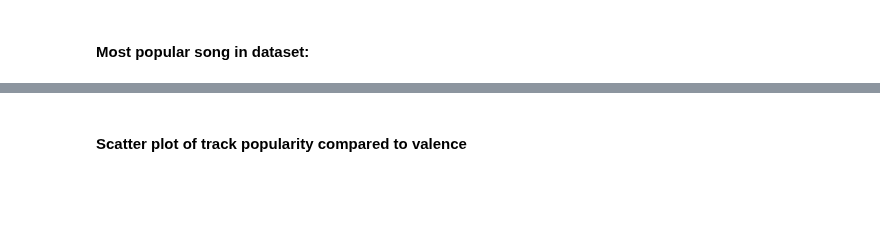
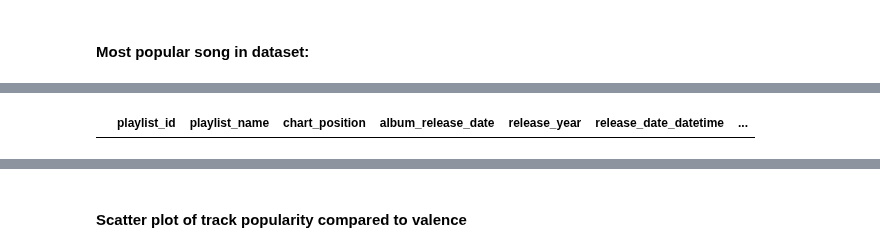
Before and after one commit to katieravenwood/Spotify-Five-Year-Analysis-Project, a Jupyter notebook: notebooks/ExploratoryAnalysis.ipynb, the cells around one changed output, grey strips where cells are left out. Cells and saved outputs as stored; diff of their text form; code cells hidden in the pictures; blank space fills up the shorter version.

Commit message:
New dataset pull for missing variable, update of resulting scripts and outputs

```diff
--- a/notebooks/ExploratoryAnalysis.ipynb
+++ b/notebooks/ExploratoryAnalysis.ipynb
@@ -106 +106,11 @@ np.max(df4['track_popularity'])
+# %%
+# A fun note: when we originally ran this dataset on December 27, 2021, the most popular track
+# was Mariah Carey's "All I Want For Christmas Is You," which was to be expected since we'd just
+# gone through the holidays and of course that track was being played constantly. On a subsequent
+# update a few weeks later, the popularity values had changed, because Spotify's popularity score
+# is based on current play frequency and a track being played more now than in the past will likely
+# have a higher score. Fun to see it in action!
+df4.loc[df4['track_name'] == "All I Want For Christmas Is You"]
+# %% [output]
+|  | playlist_id | playlist_name | chart_position | album_release_date | release_year | release_date_datetime | ... |
 # %%
```
Also changed, not shown: parts of 21 cells of this notebook, 23 other files.
